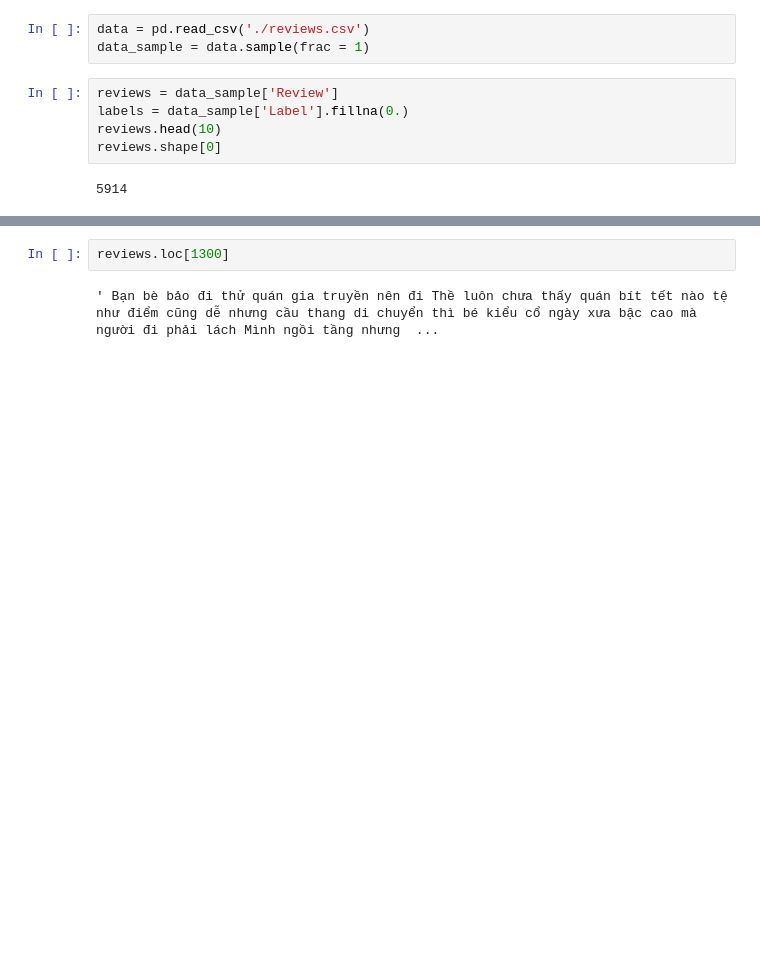
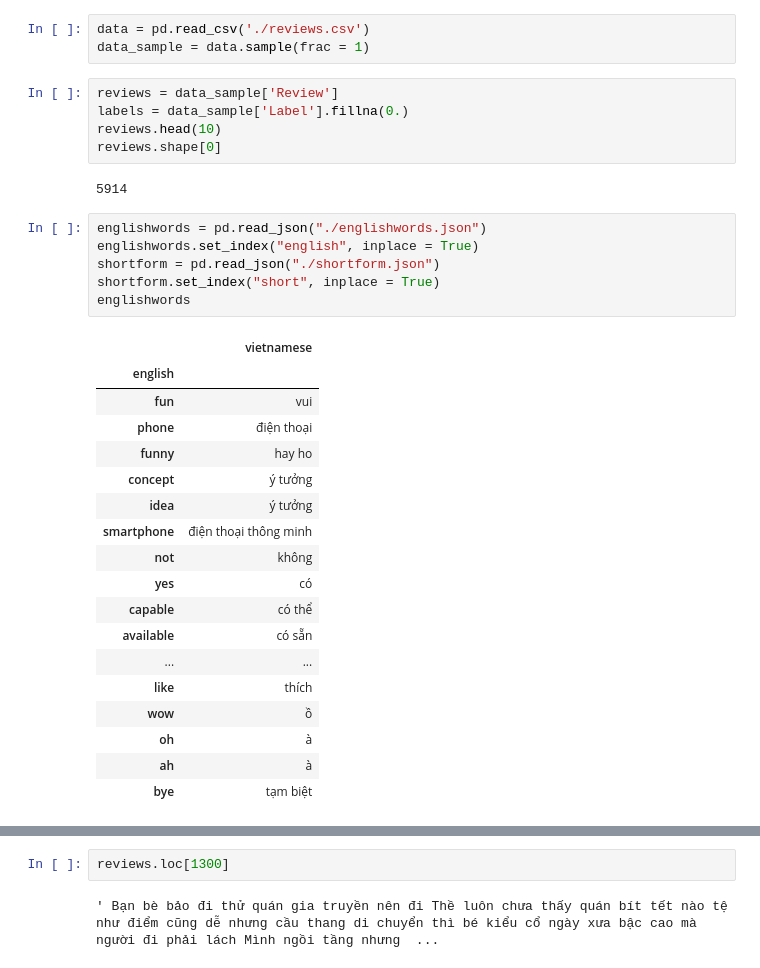
Before and after one commit to kaidn28/devc_fsi_nlp, a Jupyter notebook: nlp.ipynb, the cells around one changed output, grey strips where cells are left out. Drawn from its saved outputs; the diff is of its cells as text; blank space fills up the shorter version.

```diff
--- a/nlp.ipynb
+++ b/nlp.ipynb
@@ -11,3 +24,28 @@ reviews.head(10)
 reviews.shape[0]
 # %% [output]
 5914
+# %%
+englishwords = pd.read_json("./englishwords.json")
+englishwords.set_index("english", inplace = True)
+shortform = pd.read_json("./shortform.json")
+shortform.set_index("short", inplace = True)
+englishwords
+# %% [output]
+|  | vietnamese |
+| english |  |
+| fun | vui |
+| phone | điện thoại |
+| funny | hay ho |
+| concept | ý tưởng |
+| idea | ý tưởng |
+| smartphone | điện thoại thông minh |
+| not | không |
+| yes | có |
+| capable | có thể |
+| available | có sẵn |
+| ... | ... |
+| like | thích |
+| wow | ồ |
+| oh | à |
+| ah | à |
+| bye | tạm biệt |
```
Also changed, not shown: parts of 30 cells of this notebook, 1 other file.
